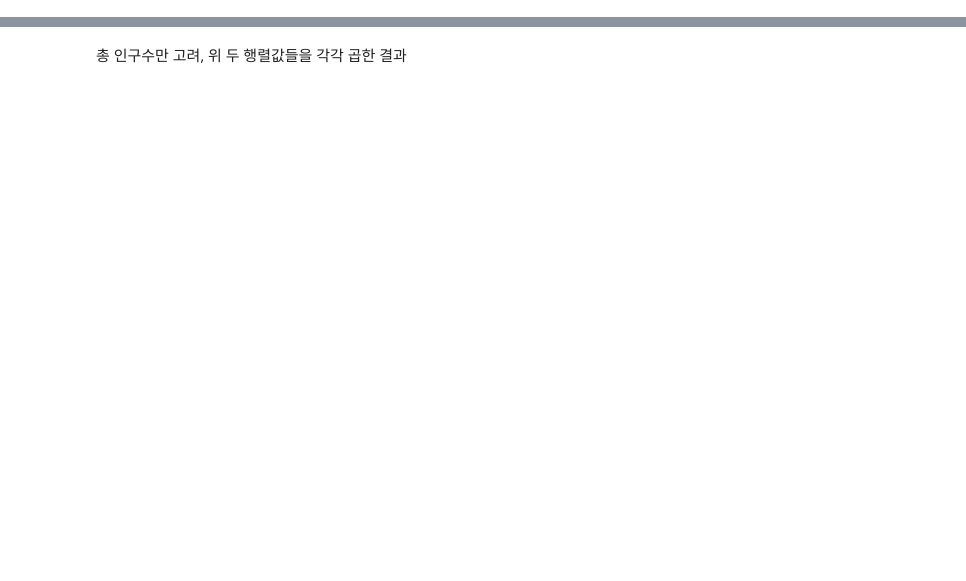
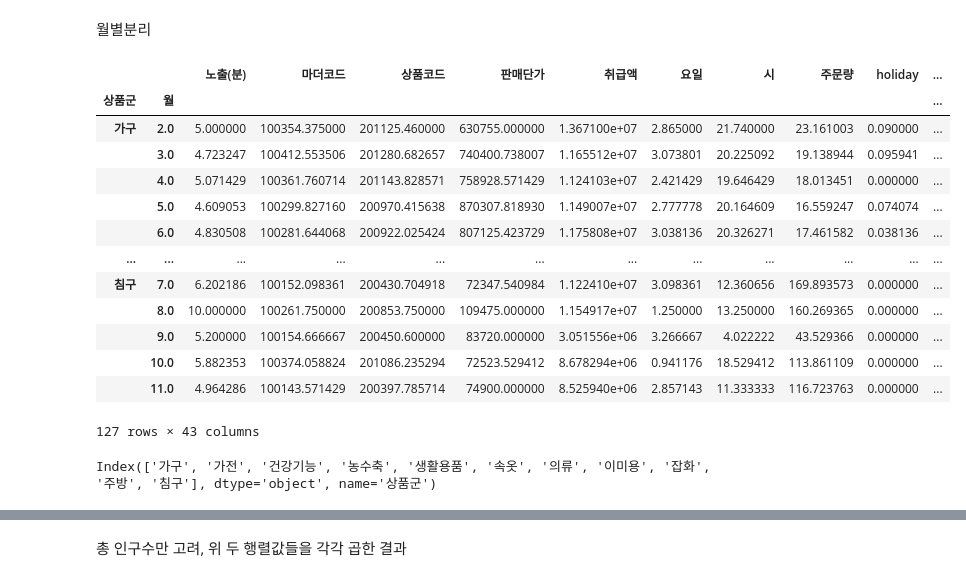
Before and after one commit to Hyerim0203/BigPyson, a Jupyter notebook: Bigcon_Munji.ipynb, the cells around one changed output, grey strips where cells are left out. Saved outputs shown, nothing was run; the diff lists cells and outputs as text; code cells hidden in the pictures; blank space fills up the shorter version.

```diff
--- a/Bigcon_Munji.ipynb
+++ b/Bigcon_Munji.ipynb
@@ -15,0 +74,25 @@ NameError: ignored
+# %% [markdown]
+월별분리
+# %%
+grouped_month_item = prepared.groupby(['상품군','월']).mean()
+grouped_month_item
+# %% [output]
+|  |  | 노출(분) | 마더코드 | 상품코드 | 판매단가 | 취급액 | 요일 | 시 | 주문량 | holiday | ... |
+| 상품군 | 월 |  |  |  |  |  |  |  |  |  | ... |
+| 가구 | 2.0 | 5.000000 | 100354.375000 | 201125.460000 | 630755.000000 | 1.367100e+07 | 2.865000 | 21.740000 | 23.161003 | 0.090000 | ... |
+|  | 3.0 | 4.723247 | 100412.553506 | 201280.682657 | 740400.738007 | 1.165512e+07 | 3.073801 | 20.225092 | 19.138944 | 0.095941 | ... |
+|  | 4.0 | 5.071429 | 100361.760714 | 201143.828571 | 758928.571429 | 1.124103e+07 | 2.421429 | 19.646429 | 18.013451 | 0.000000 | ... |
+|  | 5.0 | 4.609053 | 100299.827160 | 200970.415638 | 870307.818930 | 1.149007e+07 | 2.777778 | 20.164609 | 16.559247 | 0.074074 | ... |
+|  | 6.0 | 4.830508 | 100281.644068 | 200922.025424 | 807125.423729 | 1.175808e+07 | 3.038136 | 20.326271 | 17.461582 | 0.038136 | ... |
+| ... | ... | ... | ... | ... | ... | ... | ... | ... | ... | ... | ... |
+| 침구 | 7.0 | 6.202186 | 100152.098361 | 200430.704918 | 72347.540984 | 1.122410e+07 | 3.098361 | 12.360656 | 169.893573 | 0.000000 | ... |
+|  | 8.0 | 10.000000 | 100261.750000 | 200853.750000 | 109475.000000 | 1.154917e+07 | 1.250000 | 13.250000 | 160.269365 | 0.000000 | ... |
+|  | 9.0 | 5.200000 | 100154.666667 | 200450.600000 | 83720.000000 | 3.051556e+06 | 3.266667 | 4.022222 | 43.529366 | 0.000000 | ... |
+|  | 10.0 | 5.882353 | 100374.058824 | 201086.235294 | 72523.529412 | 8.678294e+06 | 0.941176 | 18.529412 | 113.861109 | 0.000000 | ... |
+|  | 11.0 | 4.964286 | 100143.571429 | 200397.785714 | 74900.000000 | 8.525940e+06 | 2.857143 | 11.333333 | 116.723763 | 0.000000 | ... |
+127 rows × 43 columns
+# %%
+categories = grouped_month_item.index.get_level_values(0).unique()
+categories
+# %% [output]
+Index(['가구', '가전', '건강기능', '농수축', '생활용품', '속옷', '의류', '이미용', '잡화', '주방', '침구'], dtype='object', name='상품군')
```
Also changed, not shown: parts of 32 cells of this notebook.
